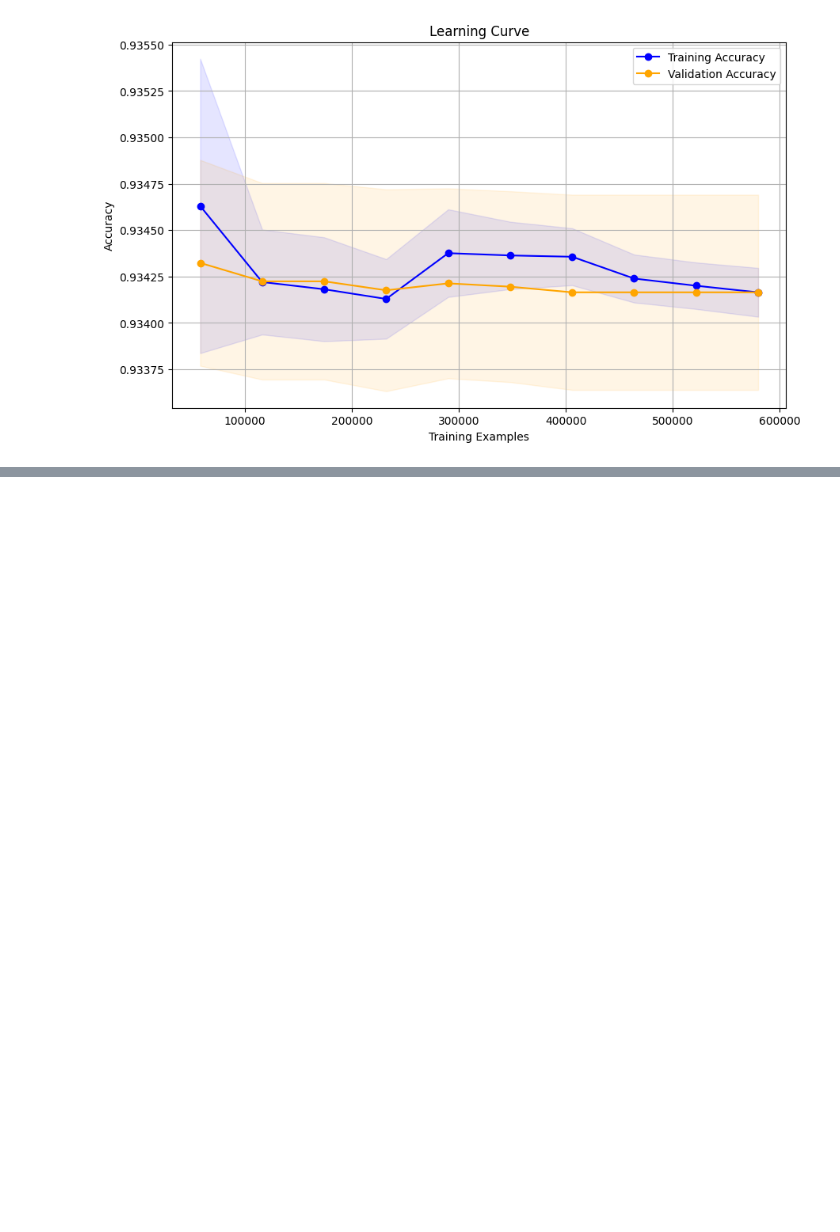
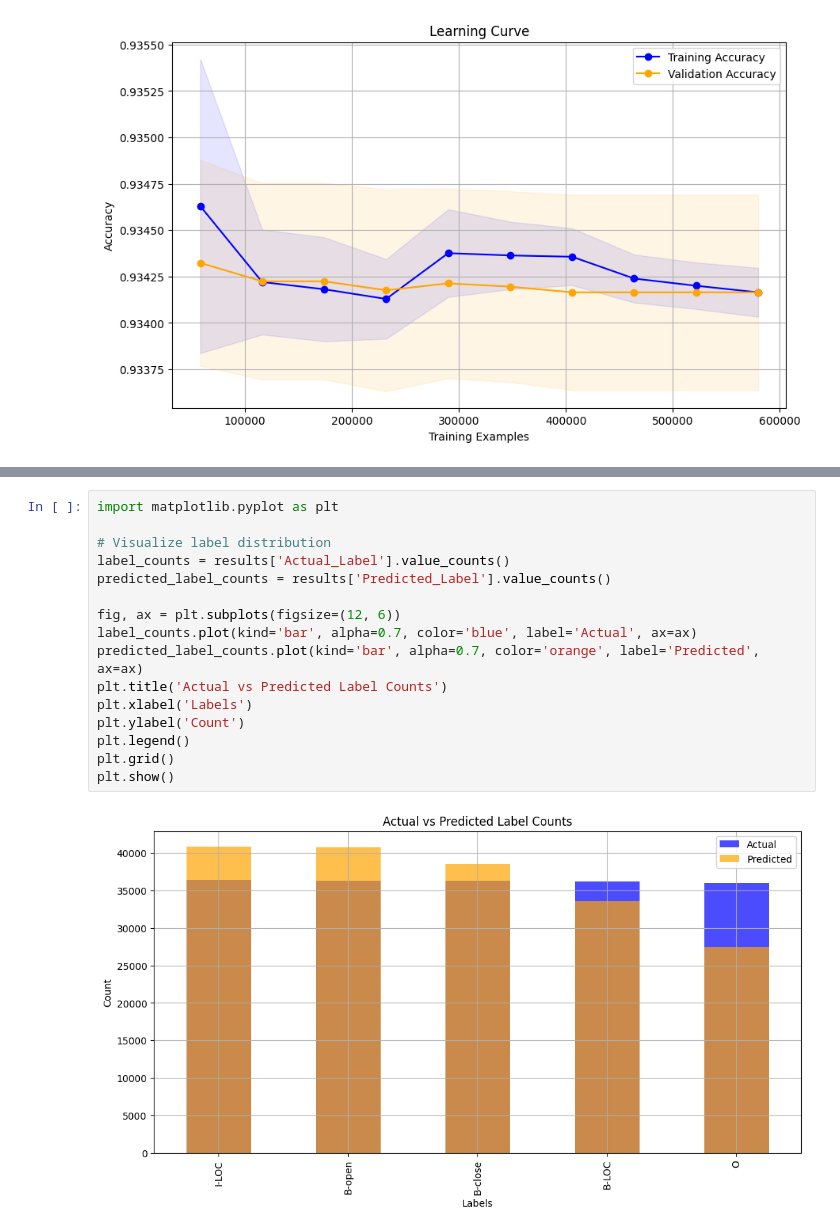
Before and after one commit to ehabsuliman/ROADWATCH, a Jupyter notebook: Road/RW.ipynb, the cells around one changed output, grey strips where cells are left out. Saved outputs shown, nothing was run; the diff lists cells and outputs as text; blank space fills up the shorter version.

```diff
--- a/Road/RW.ipynb
+++ b/Road/RW.ipynb
@@ -771,0 +783,18 @@ plt.show()
+# %%
+import matplotlib.pyplot as plt
+
+# Visualize label distribution
+label_counts = results['Actual_Label'].value_counts()
+predicted_label_counts = results['Predicted_Label'].value_counts()
+
+fig, ax = plt.subplots(figsize=(12, 6))
+label_counts.plot(kind='bar', alpha=0.7, color='blue', label='Actual', ax=ax)
+predicted_label_counts.plot(kind='bar', alpha=0.7, color='orange', label='Predicted', ax=ax)
+plt.title('Actual vs Predicted Label Counts')
+plt.xlabel('Labels')
+plt.ylabel('Count')
+plt.legend()
+plt.grid()
+plt.show()
+# %% [output]
+[figure, added]
```
Also changed, not shown: parts of 6 cells of this notebook.
